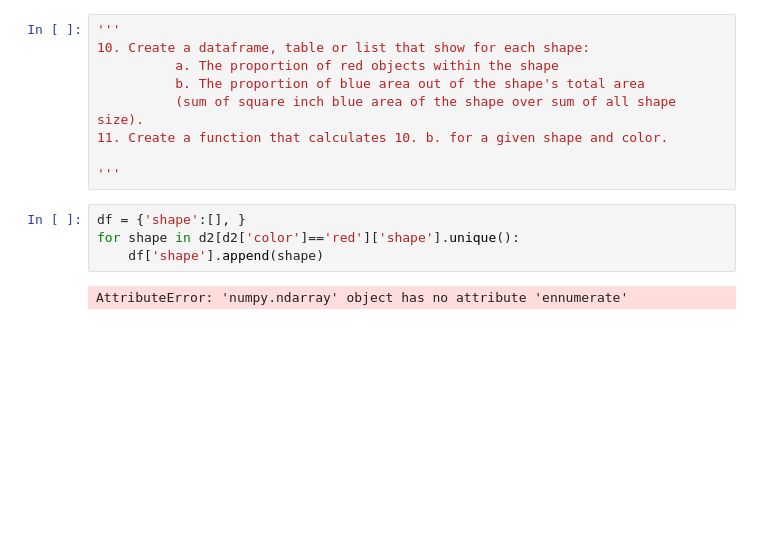
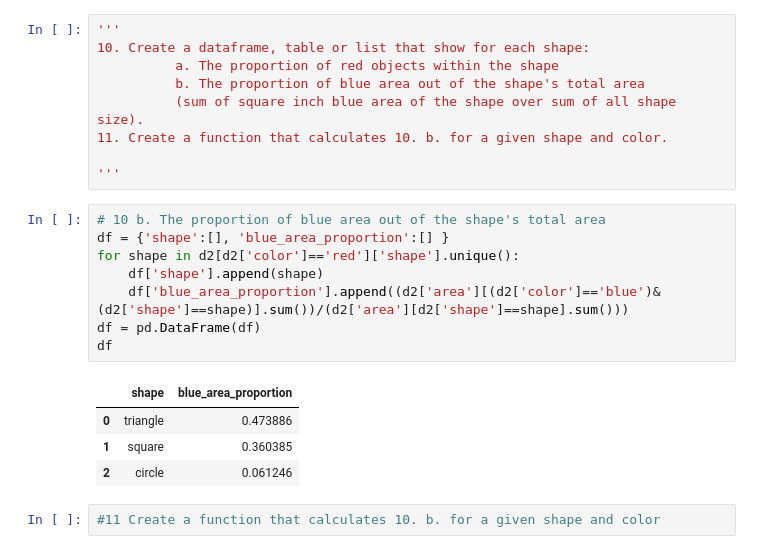
Before and after one commit to divya-nk/data-challenges, a Jupyter notebook: Riskified-solutions.ipynb, the cells around one changed output. Saved outputs shown, nothing was run; the diff lists cells and outputs as text; blank space fills up the shorter version.

```diff
--- a/Riskified-solutions.ipynb
+++ b/Riskified-solutions.ipynb
@@ -188,9 +184,18 @@ array(['triangle', 'square', 'circle'], dtype=object)
 11. Create a function that calculates 10. b. for a given shape and color.
 
 '''
-# %%
-df = {'shape':[], }
-for shape in d2[d2['color']=='red']['shape'].unique():
-    df['shape'].append(shape)
-# %% [output]
-AttributeError: 'numpy.ndarray' object has no attribute 'ennumerate'
+# %%
+# 10 b. The proportion of blue area out of the shape's total area
+df = {'shape':[], 'blue_area_proportion':[] }
+for shape in d2[d2['color']=='red']['shape'].unique():
+    df['shape'].append(shape)
+    df['blue_area_proportion'].append((d2['area'][(d2['color']=='blue')&(d2['shape']==shape)].sum())/(d2['area'][d2['shape']==shape].sum()))
+df = pd.DataFrame(df)
+df
+# %% [output]
+|  | shape | blue_area_proportion |
+| 0 | triangle | 0.473886 |
+| 1 | square | 0.360385 |
+| 2 | circle | 0.061246 |
+# %%
+#11 Create a function that calculates 10. b. for a given shape and color
```
Also changed, not shown: parts of 1 cell of this notebook.
